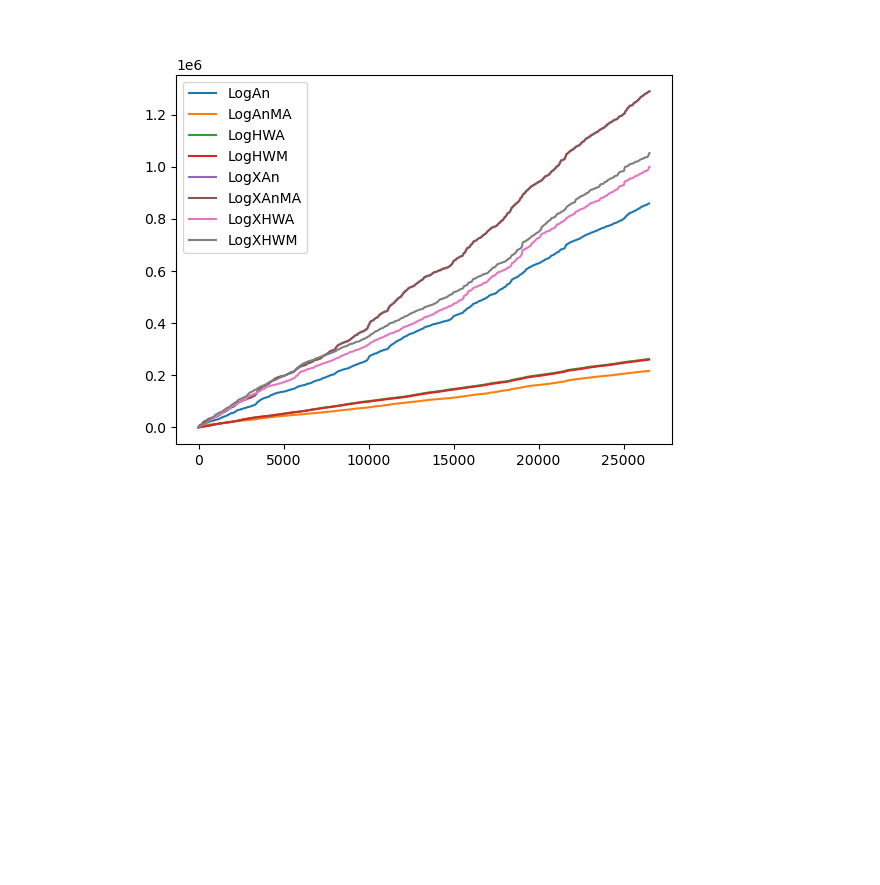
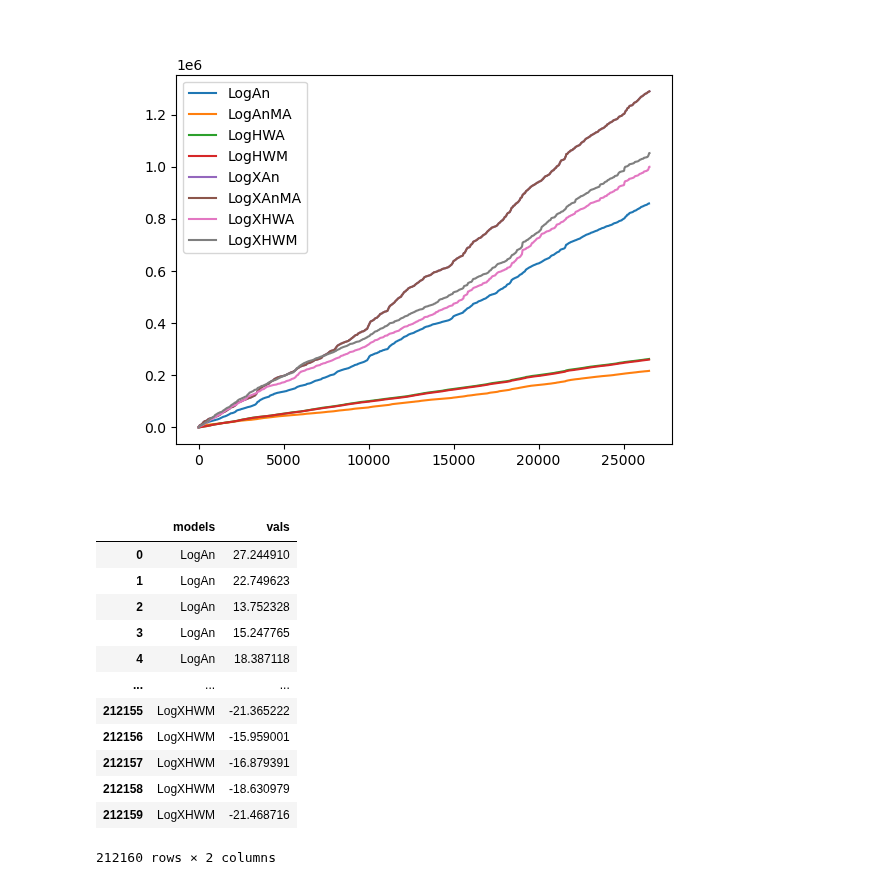
Before and after one commit to urieliram/analog, a Jupyter notebook: test.ipynb, the cells around one changed output. Cells and saved outputs as stored; diff of their text form; code cells hidden in the pictures; blank space fills up the shorter version.

```diff
--- a/test.ipynb
+++ b/test.ipynb
@@ -346,0 +350,16 @@ plt.show()
+# %%
+df_errors_melt
+# %% [output]
+|  | models | vals |
+| 0 | LogAn | 27.244910 |
+| 1 | LogAn | 22.749623 |
+| 2 | LogAn | 13.752328 |
+| 3 | LogAn | 15.247765 |
+| 4 | LogAn | 18.387118 |
+| ... | ... | ... |
+| 212155 | LogXHWM | -21.365222 |
+| 212156 | LogXHWM | -15.959001 |
+| 212157 | LogXHWM | -16.879391 |
+| 212158 | LogXHWM | -18.630979 |
+| 212159 | LogXHWM | -21.468716 |
+212160 rows × 2 columns
```
Also changed, not shown: parts of 2 cells of this notebook.
